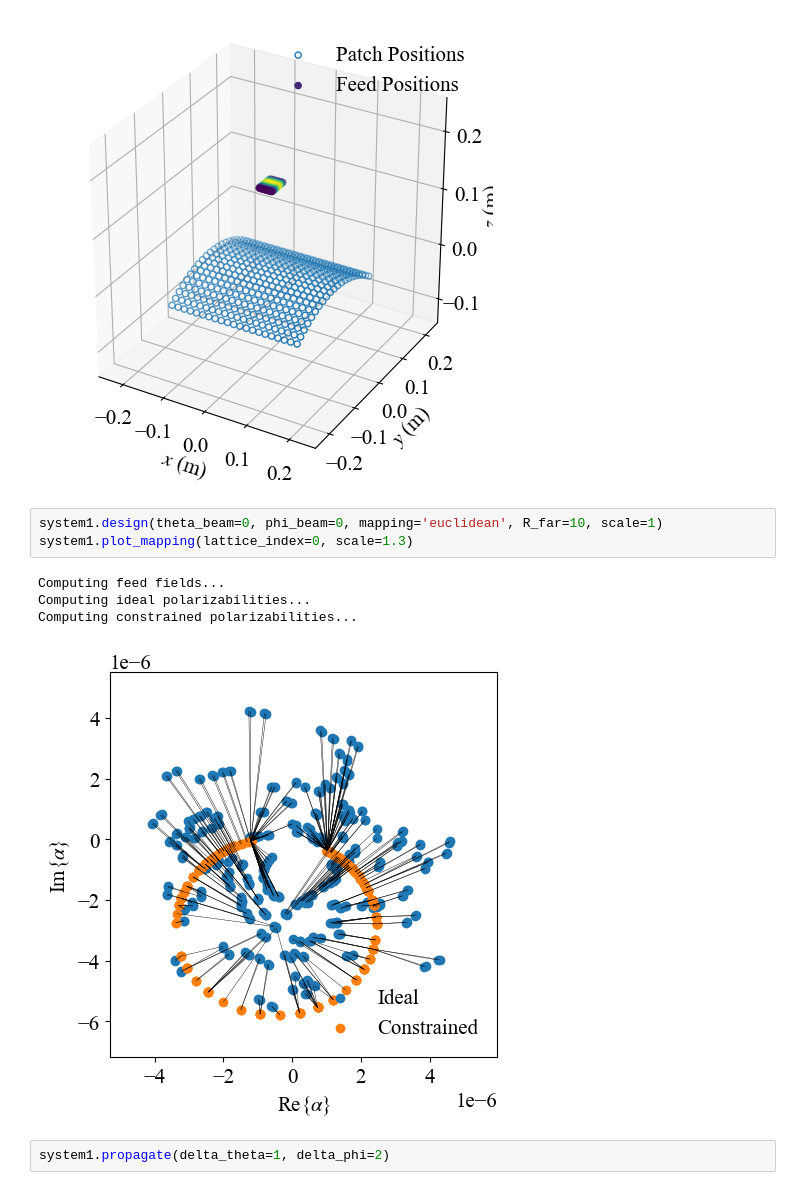
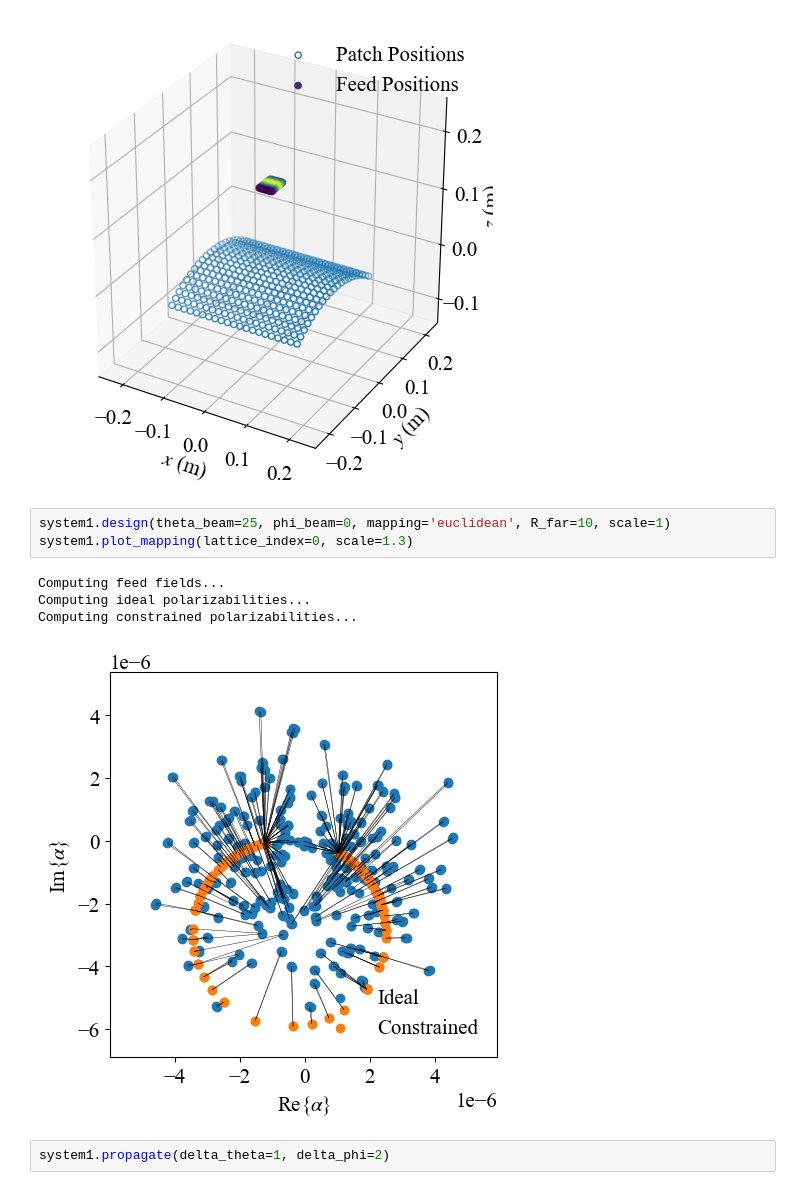
Before and after one commit to aaronvd/dipole-model-reflectarray, a Jupyter notebook: scripts/grayscale_test.ipynb, the cells around one changed output. Drawn from its saved outputs; the diff is of its cells as text.

```diff
--- a/scripts/grayscale_test.ipynb
+++ b/scripts/grayscale_test.ipynb
@@ -54,13 +54,13 @@ system1.plot()
 # %% [output]
 [figure]
 # %%
-system1.design(theta_beam=0, phi_beam=0, mapping='euclidean', R_far=10, scale=1)
+system1.design(theta_beam=25, phi_beam=0, mapping='euclidean', R_far=10, scale=1)
 system1.plot_mapping(lattice_index=0, scale=1.3)
 # %% [output]
 Computing feed fields...
 Computing ideal polarizabilities...
 Computing constrained polarizabilities...
-[figure, old version]
+[figure, new version]
 # %%
 system1.propagate(delta_theta=1, delta_phi=2)
 # %%
```
Also changed, not shown: parts of 3 cells of this notebook, 5 other files.
